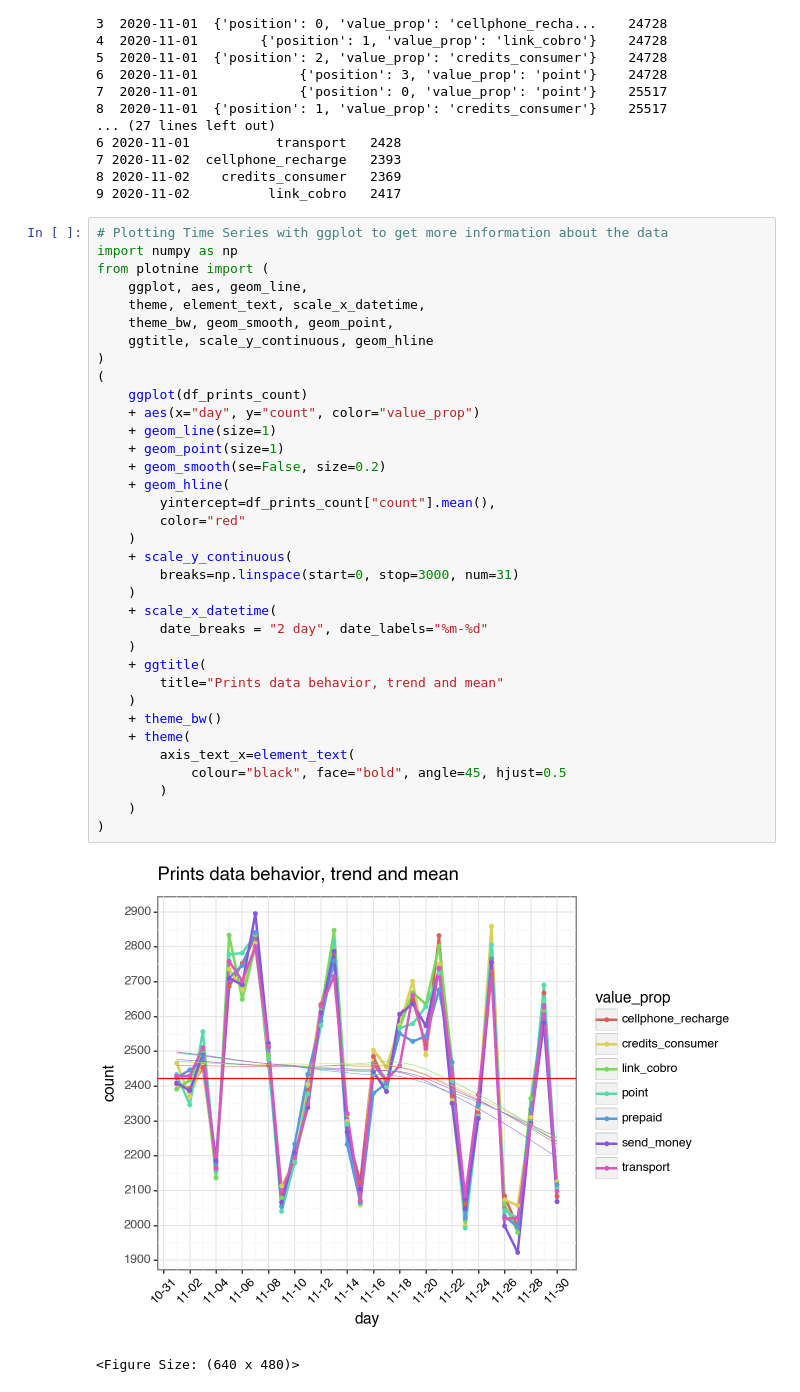
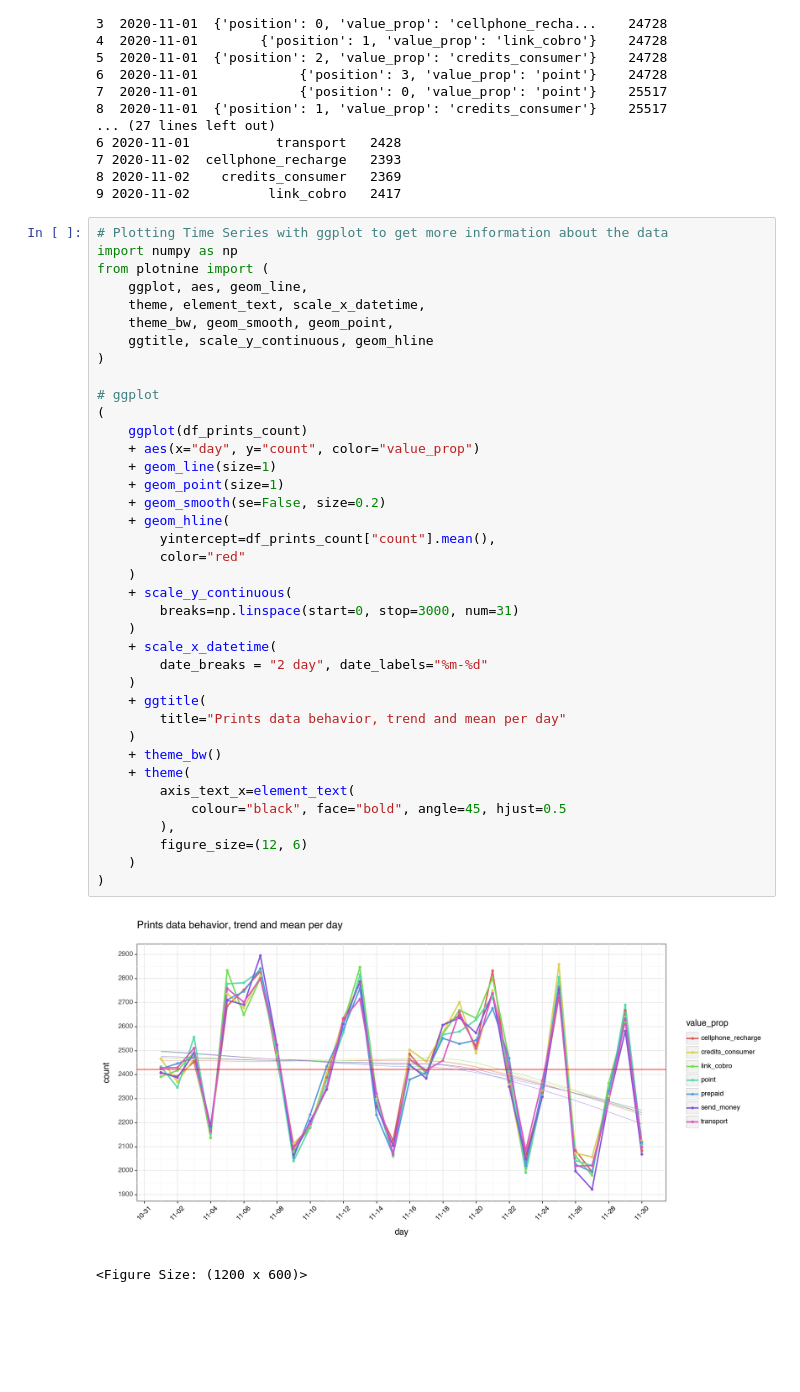
Before and after one commit to andresvivallo/meli, a Jupyter notebook: EDA.ipynb, the cells around one changed output. Cells and saved outputs as stored; diff of their text form; blank space fills up the shorter version.

```diff
--- a/EDA.ipynb
+++ b/EDA.ipynb
@@ -105,35 +105,38 @@ from plotnine import (
     ggplot, aes, geom_line,
     theme, element_text, scale_x_datetime,
     theme_bw, geom_smooth, geom_point,
     ggtitle, scale_y_continuous, geom_hline
 )
+
+# ggplot
 (
     ggplot(df_prints_count)
     + aes(x="day", y="count", color="value_prop")
     + geom_line(size=1)
     + geom_point(size=1)
     + geom_smooth(se=False, size=0.2)
     + geom_hline(
         yintercept=df_prints_count["count"].mean(),
         color="red"
     )
     + scale_y_continuous(
         breaks=np.linspace(start=0, stop=3000, num=31)
     )
     + scale_x_datetime(
         date_breaks = "2 day", date_labels="%m-%d"
     )
     + ggtitle(
-        title="Prints data behavior, trend and mean"
+        title="Prints data behavior, trend and mean per day"
     )
     + theme_bw()
     + theme(
         axis_text_x=element_text(
             colour="black", face="bold", angle=45, hjust=0.5
-        )
+        ),
+        figure_size=(12, 6)
     )
 )
 # %% [output]
-[figure, old version]
+[figure, new version]
-<Figure Size: (640 x 480)>
+<Figure Size: (1200 x 600)>
 # %% [markdown]
```
Also changed, not shown: parts of 20 cells of this notebook, 2 other files.
